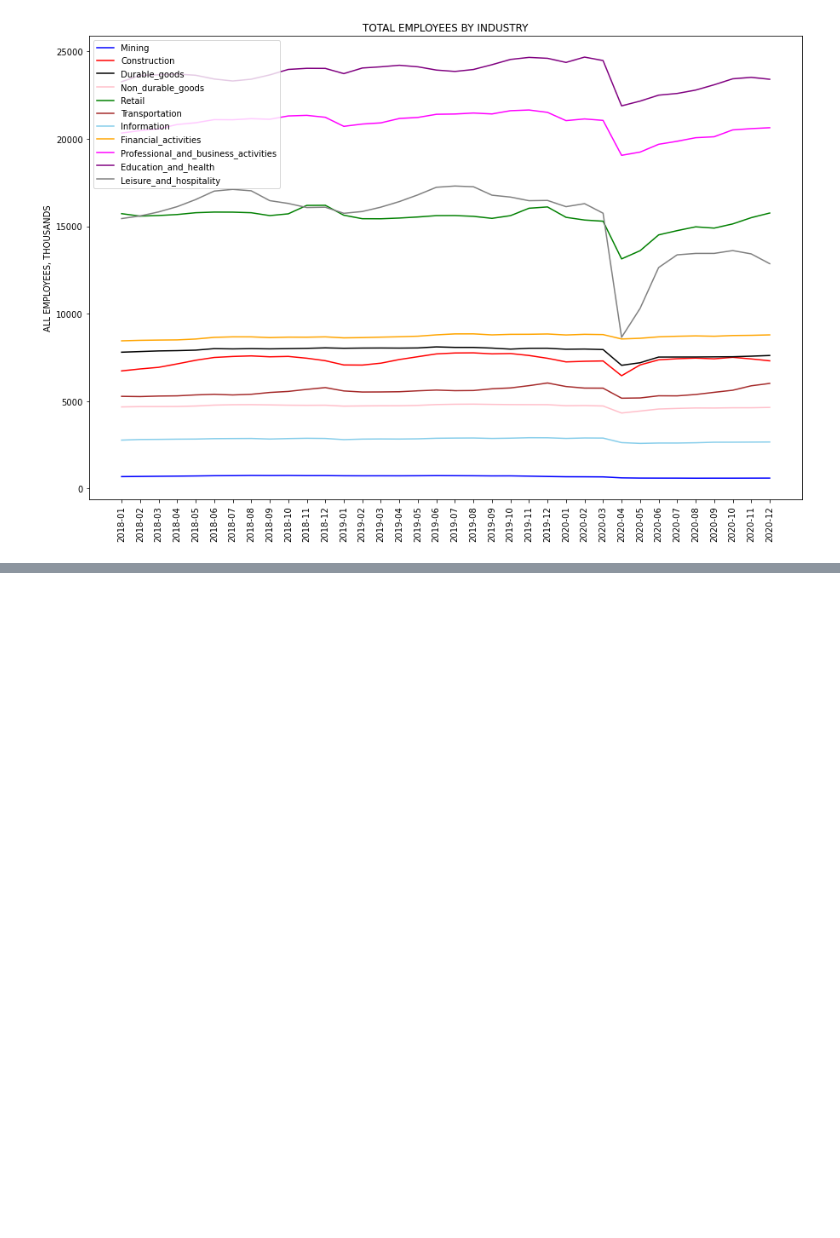
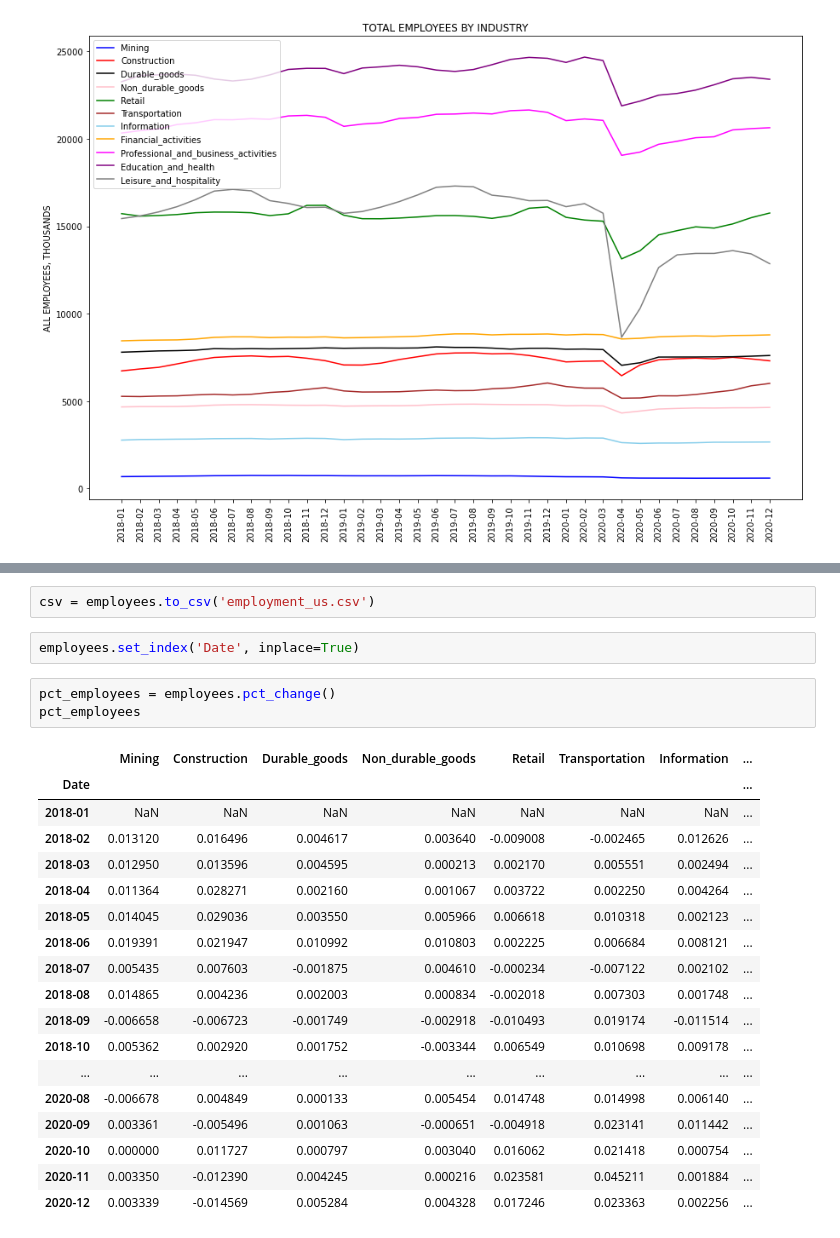
Before and after one commit to Rcidm1994/Project1, a Jupyter notebook: US_Employment.ipynb, the cells around one changed output, grey strips where cells are left out. Cells and saved outputs as stored; diff of their text form; blank space fills up the shorter version.

```diff
--- a/US_Employment.ipynb
+++ b/US_Employment.ipynb
@@ -170,0 +184,26 @@ plt.legend(loc='upper left')
+# %%
+csv = employees.to_csv('employment_us.csv')
+# %%
+employees.set_index('Date', inplace=True)
+# %%
+pct_employees = employees.pct_change()
+pct_employees
+# %% [output]
+|  | Mining | Construction | Durable_goods | Non_durable_goods | Retail | Transportation | Information | ... |
+| Date |  |  |  |  |  |  |  | ... |
+| 2018-01 | NaN | NaN | NaN | NaN | NaN | NaN | NaN | ... |
+| 2018-02 | 0.013120 | 0.016496 | 0.004617 | 0.003640 | -0.009008 | -0.002465 | 0.012626 | ... |
+| 2018-03 | 0.012950 | 0.013596 | 0.004595 | 0.000213 | 0.002170 | 0.005551 | 0.002494 | ... |
+| 2018-04 | 0.011364 | 0.028271 | 0.002160 | 0.001067 | 0.003722 | 0.002250 | 0.004264 | ... |
+| 2018-05 | 0.014045 | 0.029036 | 0.003550 | 0.005966 | 0.006618 | 0.010318 | 0.002123 | ... |
+| 2018-06 | 0.019391 | 0.021947 | 0.010992 | 0.010803 | 0.002225 | 0.006684 | 0.008121 | ... |
+| 2018-07 | 0.005435 | 0.007603 | -0.001875 | 0.004610 | -0.000234 | -0.007122 | 0.002102 | ... |
+| 2018-08 | 0.014865 | 0.004236 | 0.002003 | 0.000834 | -0.002018 | 0.007303 | 0.001748 | ... |
+| 2018-09 | -0.006658 | -0.006723 | -0.001749 | -0.002918 | -0.010493 | 0.019174 | -0.011514 | ... |
+| 2018-10 | 0.005362 | 0.002920 | 0.001752 | -0.003344 | 0.006549 | 0.010698 | 0.009178 | ... |
+| ... | ... | ... | ... | ... | ... | ... | ... | ... |
+| 2020-08 | -0.006678 | 0.004849 | 0.000133 | 0.005454 | 0.014748 | 0.014998 | 0.006140 | ... |
+| 2020-09 | 0.003361 | -0.005496 | 0.001063 | -0.000651 | -0.004918 | 0.023141 | 0.011442 | ... |
+| 2020-10 | 0.000000 | 0.011727 | 0.000797 | 0.003040 | 0.016062 | 0.021418 | 0.000754 | ... |
+| 2020-11 | 0.003350 | -0.012390 | 0.004245 | 0.000216 | 0.023581 | 0.045211 | 0.001884 | ... |
+| 2020-12 | 0.003339 | -0.014569 | 0.005284 | 0.004328 | 0.017246 | 0.023363 | 0.002256 | ... |
```
Also changed, not shown: parts of 4 cells of this notebook, 1 other file.
